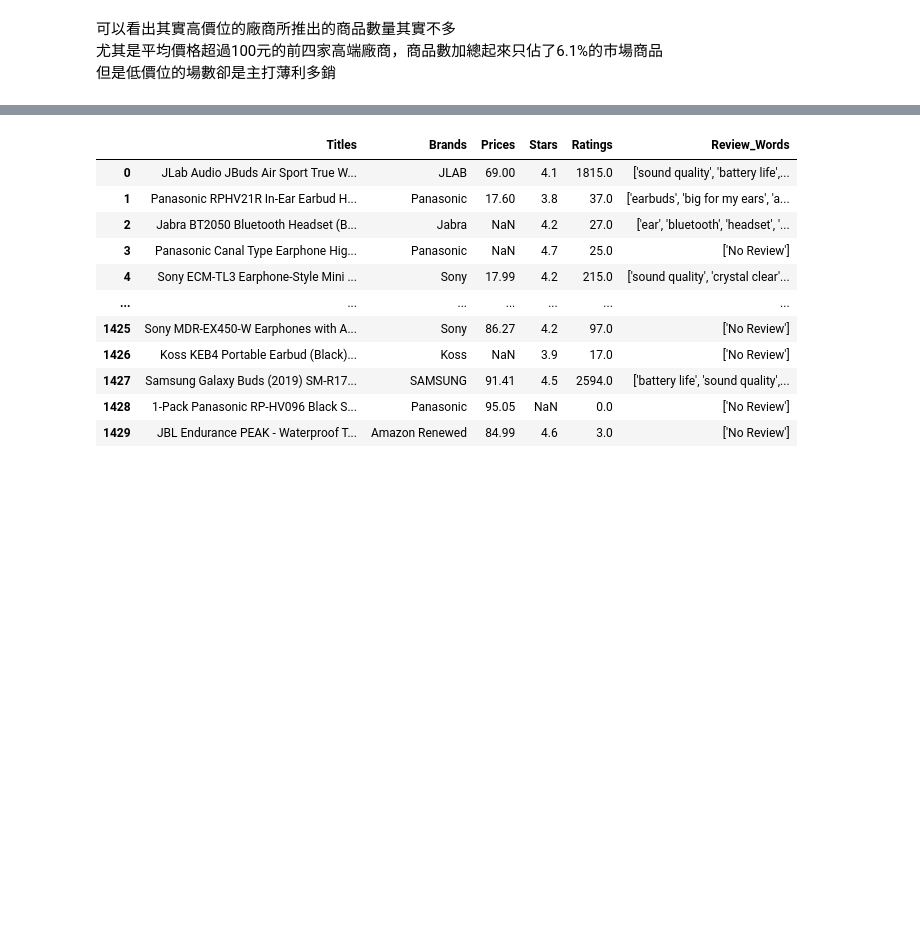
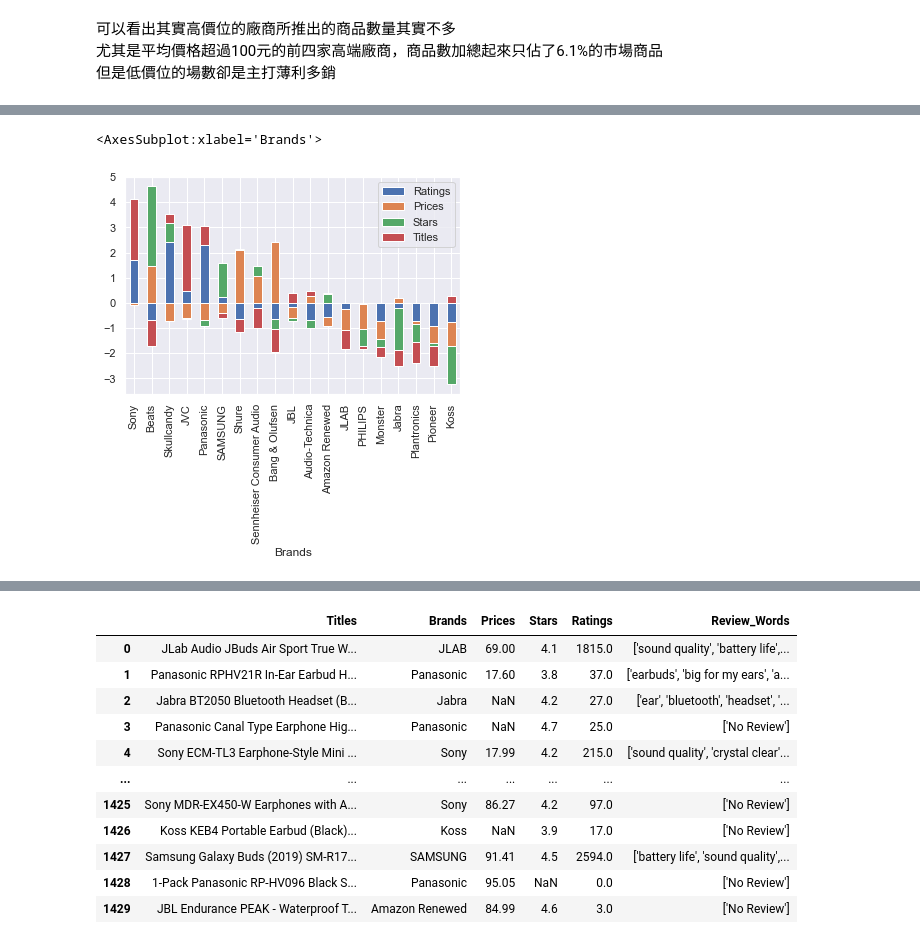
Before and after one commit to yhhsu0409/Amazon_Earbuds, a Jupyter notebook: Analysis/Analysis.ipynb, the cells around one changed output, grey strips where cells are left out. Cells and saved outputs as stored; diff of their text form; code cells hidden in the pictures; blank space fills up the shorter version.

```diff
--- a/Analysis/Analysis.ipynb
+++ b/Analysis/Analysis.ipynb
@@ -276,0 +342,3 @@ ValueError: could not convert string to float: 'JLab Audio JBuds Air Sport True
+# %%
+Items = data.groupby('Brands').Titles.count()
+Items
@@ -276,0 +363,4 @@ ValueError: could not convert string to float: 'JLab Audio JBuds Air Sport True
+# %%
+score = pd.concat([Ratings,Prices,Stars,Items],axis=1)
+print(score.shape)
+score.sort_values('Ratings',ascending=False)
@@ -276,0 +387,4 @@ ValueError: could not convert string to float: 'JLab Audio JBuds Air Sport True
+# %%
+print(SS.fit_transform(score).shape)
+SS_score_df = SS.fit_transform(score)
+SS_score_df
@@ -276,0 +412,4 @@ ValueError: could not convert string to float: 'JLab Audio JBuds Air Sport True
+# %%
+SS_score_df = pd.DataFrame(SS_score_df,index=score.index,columns=score.columns).sort_values('Ratings',ascending=False)
+SS_score_df['Sum'] = SS_score_df['Ratings'] +SS_score_df['Prices']+SS_score_df['Stars']+SS_score_df['Titles']
+SS_score_df
@@ -276,0 +435,6 @@ ValueError: could not convert string to float: 'JLab Audio JBuds Air Sport True
+# %%
+SS_score_df.sort_values('Sum',ascending=False).iloc[:,:-1].plot.bar(stacked=True)
+## 沒有加權時可以讓我們看出各個廠商的優勢是什麼
+# %% [output]
+<AxesSubplot:xlabel='Brands'>
+[figure, added]
```
Also changed, not shown: parts of 20 cells of this notebook.
